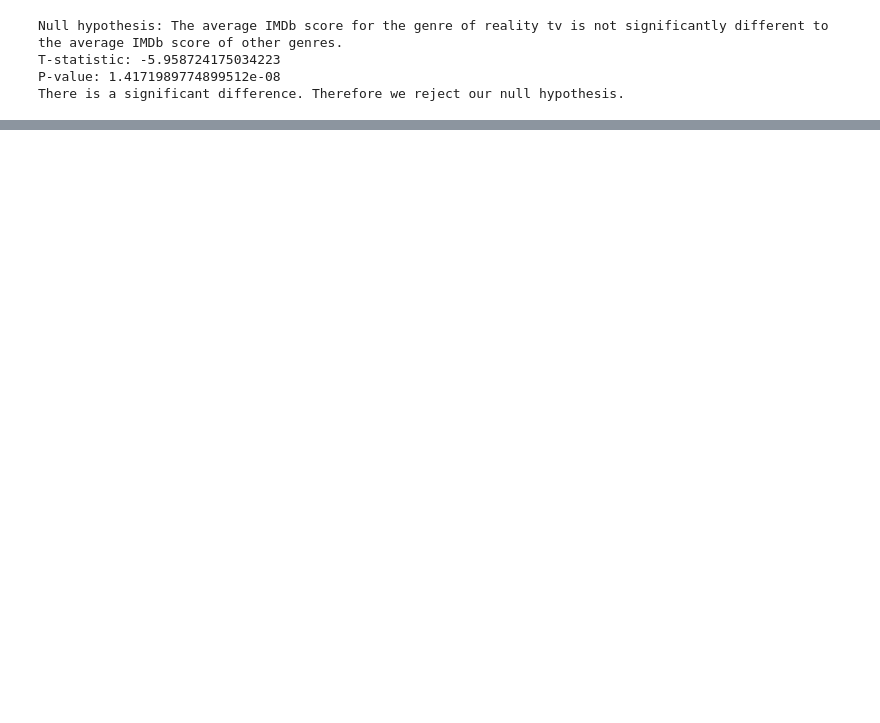
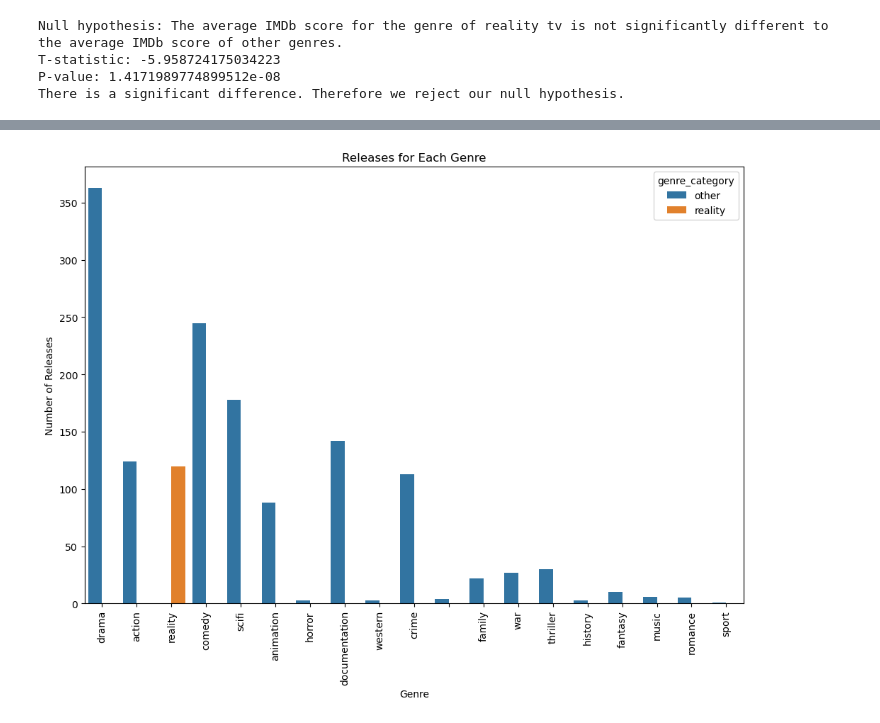
Before and after one commit to NidaB-C/NetflixEDA, a Jupyter notebook: Question 2 -Safa/visualisations .ipynb, the cells around one changed output, grey strips where cells are left out. Drawn from its saved outputs; the diff is of its cells as text; code cells hidden in the pictures; blank space fills up the shorter version.

```diff
--- a/Question 2 -Safa/visualisations .ipynb
+++ b/Question 2 -Safa/visualisations .ipynb
@@ -102,0 +127,23 @@ There is a significant difference. Therefore we reject our null hypothesis.
+# %%
+# Extract the first genre from the list of genres
+netflix_shows['primary_genre'] = netflix_shows['genres'].apply(
+    lambda x: ast.literal_eval(x)[0] if pd.notna(x) and ast.literal_eval(x) else ''
+)
+
+# Create a new column to identify if the genre is 'reality' or 'other'
+netflix_shows['genre_category'] = np.where(netflix_shows['primary_genre'] == 'reality', 'reality', 'other')
+
+plt.figure(figsize=(12, 8))
+sns.countplot(x='primary_genre', data=netflix_shows, hue='genre_category'))
+
+plt.xticks(rotation=90)
+
+# Set labels and title
+plt.xlabel('Genre')
+plt.ylabel('Number of Releases')
+plt.title('Releases for Each Genre')
+
+# Show the plot
+plt.show()
+# %% [output]
+[figure, added]
```
Also changed, not shown: parts of 7 cells of this notebook.
